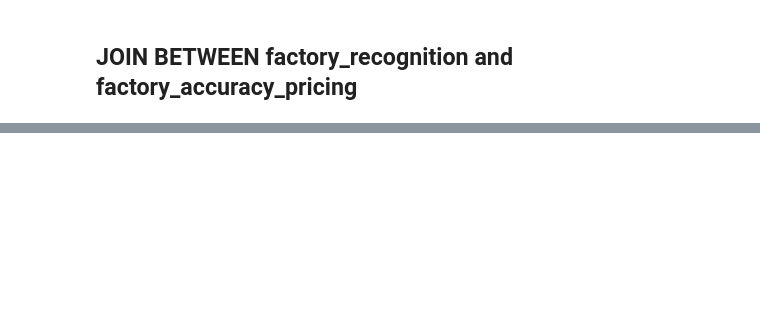
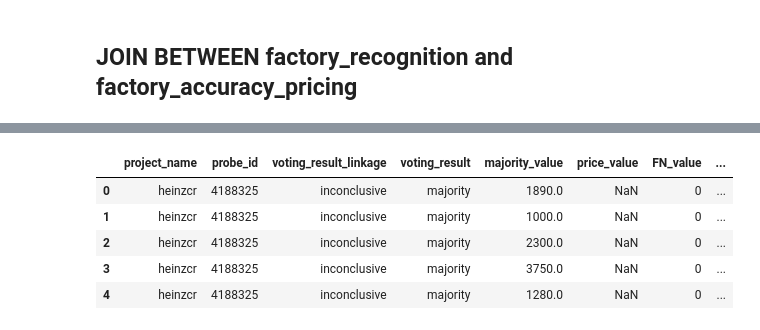
Before and after one commit to AnastasiaTorgovnikov/Pricing-accuracy, a Jupyter notebook: Accuracy pricing table exploration.ipynb, the cells around one changed output, grey strips where cells are left out. Saved outputs shown, nothing was run; the diff lists cells and outputs as text; code cells hidden in the pictures; blank space fills up the shorter version.

```diff
--- a/Accuracy pricing table exploration.ipynb
+++ b/Accuracy pricing table exploration.ipynb
@@ -399,0 +276,9 @@ joined.head()
+# %%
+df.head()
+# %% [output]
+|  | project_name | probe_id | voting_result_linkage | voting_result | majority_value | price_value | FN_value | ... |
+| 0 | heinzcr | 4188325 | inconclusive | majority | 1890.0 | NaN | 0 | ... |
+| 1 | heinzcr | 4188325 | inconclusive | majority | 1000.0 | NaN | 0 | ... |
+| 2 | heinzcr | 4188325 | inconclusive | majority | 2300.0 | NaN | 0 | ... |
+| 3 | heinzcr | 4188325 | inconclusive | majority | 3750.0 | NaN | 0 | ... |
+| 4 | heinzcr | 4188325 | inconclusive | majority | 1280.0 | NaN | 0 | ... |
```
Also changed, not shown: parts of 32 cells of this notebook.
